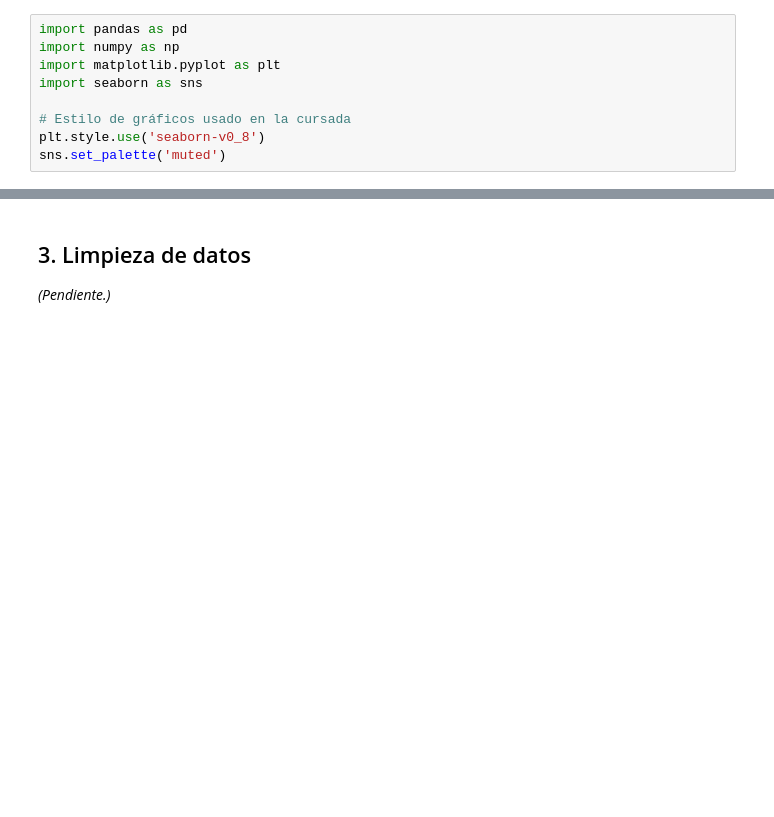
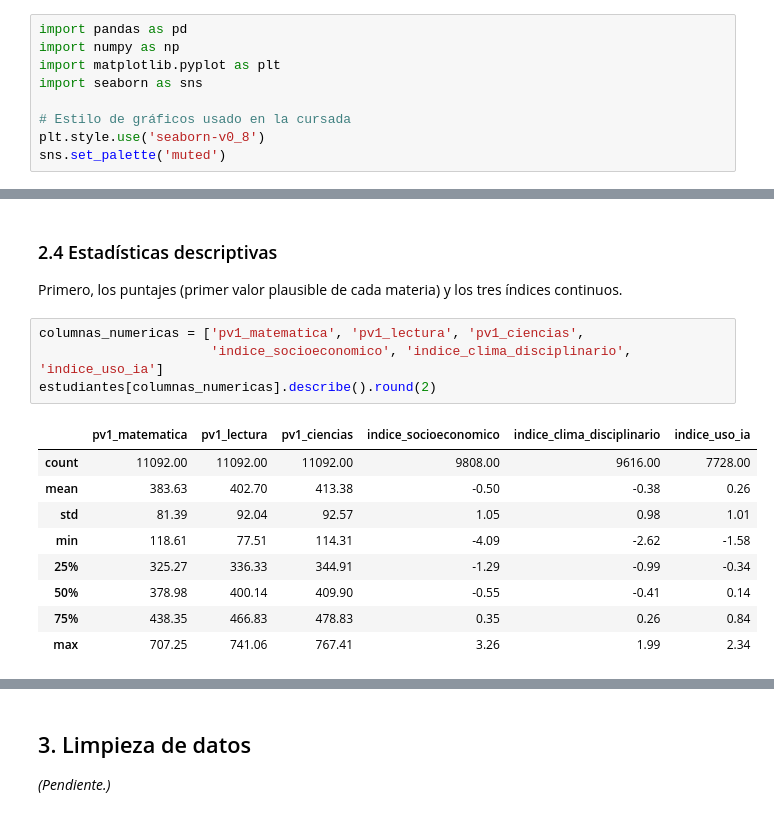
Before and after one commit to ManuelBernardez/PISA-data-analysis, a Jupyter notebook: data_challenge_pisa_argentina.ipynb, the cells around one changed output, grey strips where cells are left out. Saved outputs shown, nothing was run; the diff lists cells and outputs as text; blank space fills up the shorter version.

```diff
--- a/data_challenge_pisa_argentina.ipynb
+++ b/data_challenge_pisa_argentina.ipynb
@@ -31,0 +207,17 @@ ruta = 'data/pisa2025_argentina.csv'
+# %% [markdown]
+### 2.4 Estadísticas descriptivas
+Primero, los puntajes (primer valor plausible de cada materia) y los tres índices continuos.
+# %%
+columnas_numericas = ['pv1_matematica', 'pv1_lectura', 'pv1_ciencias',
+                      'indice_socioeconomico', 'indice_clima_disciplinario', 'indice_uso_ia']
+estudiantes[columnas_numericas].describe().round(2)
+# %% [output]
+|  | pv1_matematica | pv1_lectura | pv1_ciencias | indice_socioeconomico | indice_clima_disciplinario | indice_uso_ia |
+| count | 11092.00 | 11092.00 | 11092.00 | 9808.00 | 9616.00 | 7728.00 |
+| mean | 383.63 | 402.70 | 413.38 | -0.50 | -0.38 | 0.26 |
+| std | 81.39 | 92.04 | 92.57 | 1.05 | 0.98 | 1.01 |
+| min | 118.61 | 77.51 | 114.31 | -4.09 | -2.62 | -1.58 |
+| 25% | 325.27 | 336.33 | 344.91 | -1.29 | -0.99 | -0.34 |
+| 50% | 378.98 | 400.14 | 409.90 | -0.55 | -0.41 | 0.14 |
+| 75% | 438.35 | 466.83 | 478.83 | 0.35 | 0.26 | 0.84 |
+| max | 707.25 | 741.06 | 767.41 | 3.26 | 1.99 | 2.34 |
```
Also changed, not shown: parts of 24 cells of this notebook, 6 other files.
